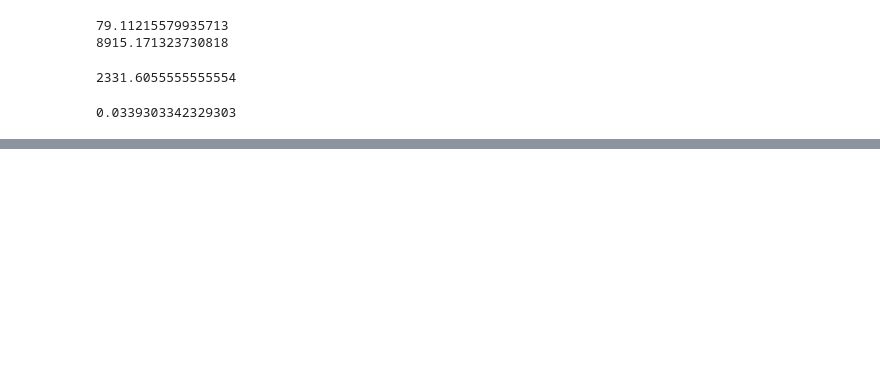
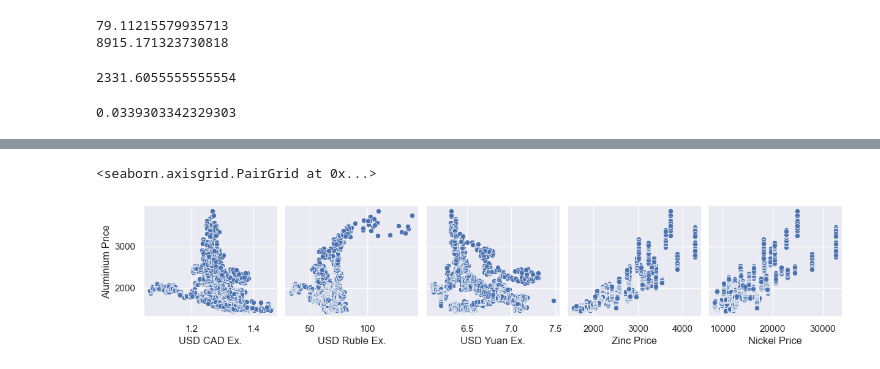
Before and after one commit to alexwese/tkseminar, a Jupyter notebook: DataAnalysis/mlp.ipynb, the cells around one changed output, grey strips where cells are left out. Saved outputs shown, nothing was run; the diff lists cells and outputs as text; code cells hidden in the pictures; blank space fills up the shorter version.

```diff
--- a/DataAnalysis/mlp.ipynb
+++ b/DataAnalysis/mlp.ipynb
@@ -165,0 +178,5 @@ sns.pairplot(data=test_df, y_vars=["Price"], x_vars=["GDP", "Energy_index", "USD
+# %%
+sns.pairplot(data=test_df, y_vars=["Aluminium Price"], x_vars=["USD CAD Ex.", "USD Ruble Ex.", "USD Yuan Ex.", "Zinc Price", "Nickel Price"])
+# %% [output]
+<seaborn.axisgrid.PairGrid at 0x...>
+[figure, added]
```
Also changed, not shown: parts of 7 cells of this notebook, 3 other files.
